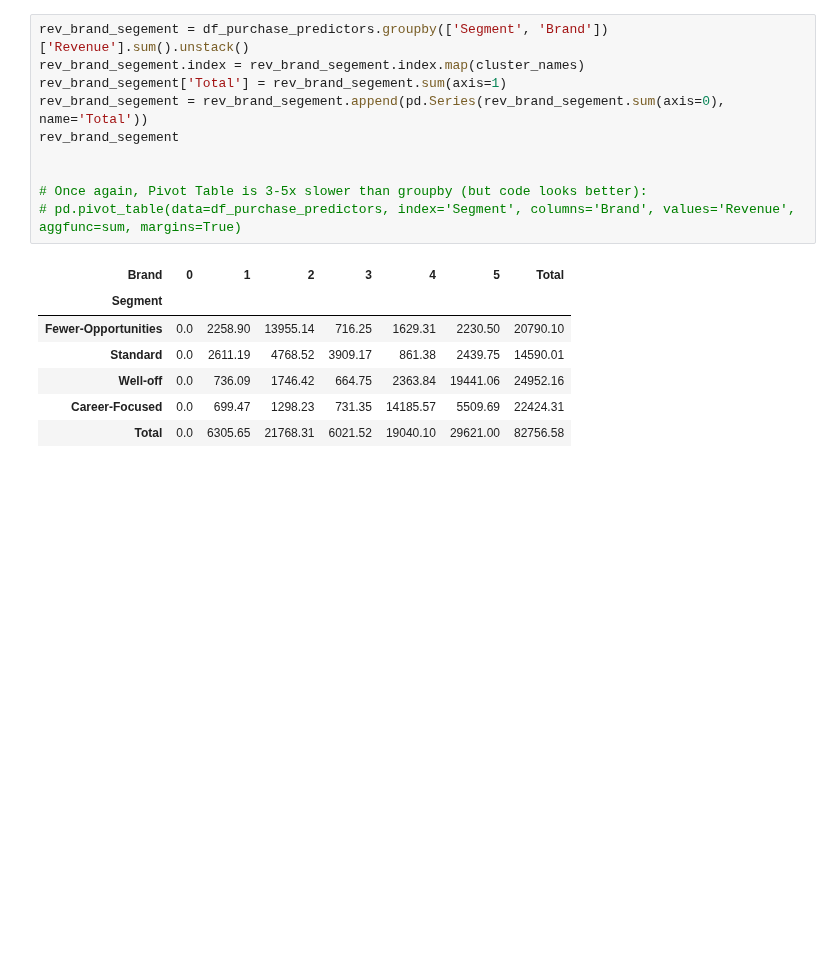
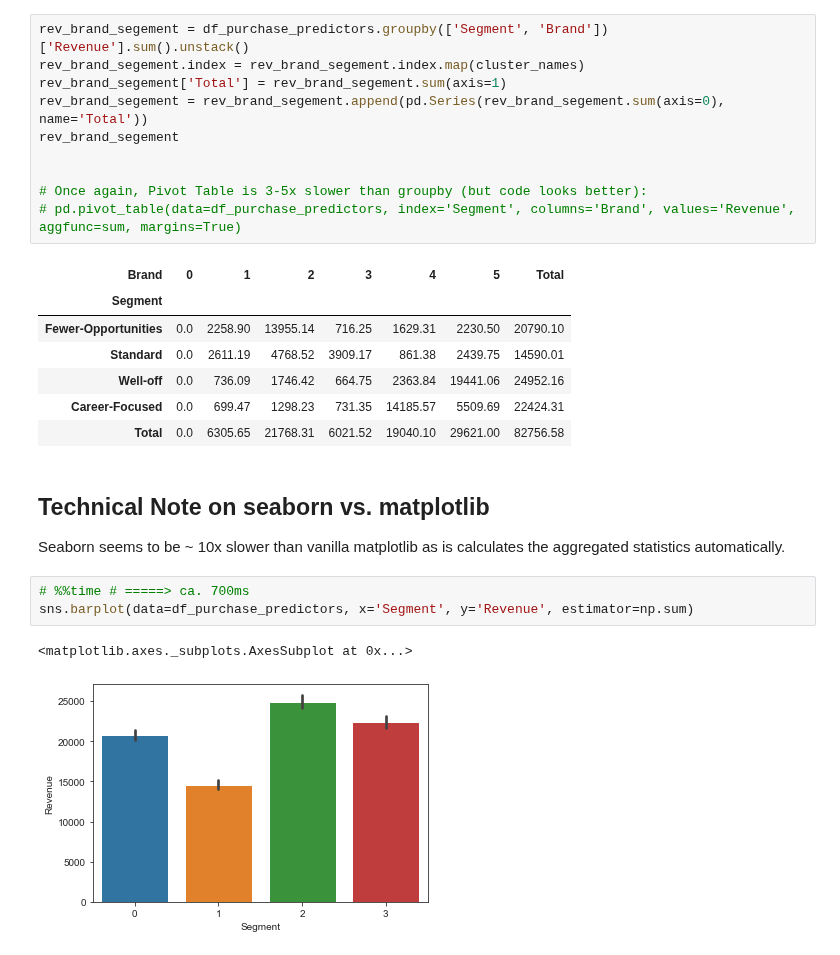
Before and after one commit to moritzwilksch/DataScienceEducation, a Jupyter notebook: 365DataScience/PurchaseAnalytics.ipynb, the cells around one changed output. Saved outputs shown, nothing was run; the diff lists cells and outputs as text; blank space fills up the shorter version.

Commit message:
added mpl vs seaborn

```diff
--- a/365DataScience/PurchaseAnalytics.ipynb
+++ b/365DataScience/PurchaseAnalytics.ipynb
@@ -282,3 +282,12 @@ rev_brand_segement
 | Well-off | 0.0 | 736.09 | 1746.42 | 664.75 | 2363.84 | 19441.06 | 24952.16 |
 | Career-Focused | 0.0 | 699.47 | 1298.23 | 731.35 | 14185.57 | 5509.69 | 22424.31 |
 | Total | 0.0 | 6305.65 | 21768.31 | 6021.52 | 19040.10 | 29621.00 | 82756.58 |
+# %% [markdown]
+## Technical Note on seaborn vs. matplotlib
+Seaborn seems to be ~ 10x slower than vanilla matplotlib as is calculates the aggregated statistics automatically.
+# %%
+# %%time # =====> ca. 700ms
+sns.barplot(data=df_purchase_predictors, x='Segment', y='Revenue', estimator=np.sum)
+# %% [output]
+<matplotlib.axes._subplots.AxesSubplot at 0x...>
+[figure, added]
```
Also changed, not shown: parts of 1 cell of this notebook.
